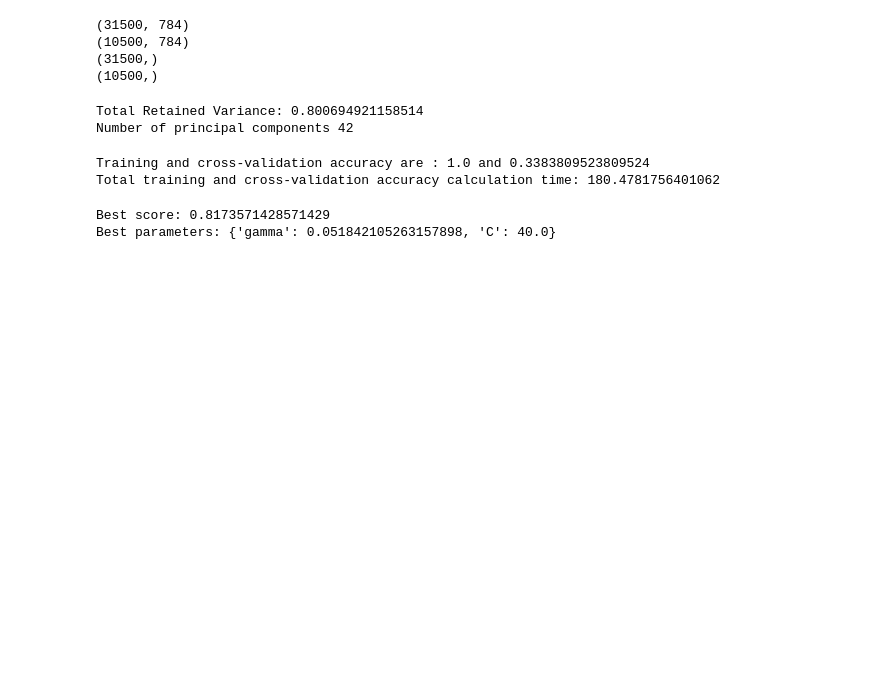
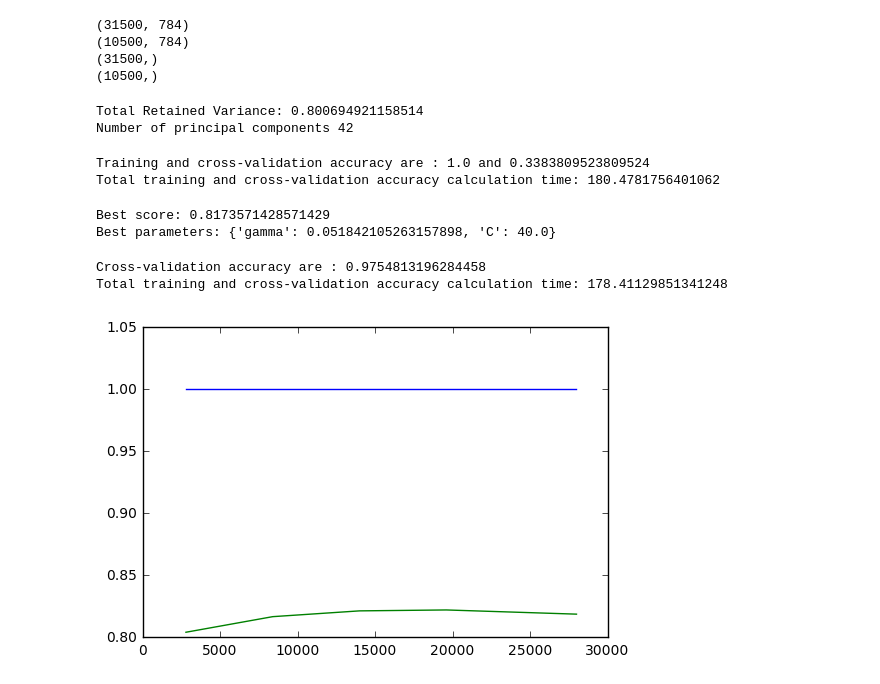
Before and after one commit to siddharth691/Digit-Recognizer, a Jupyter notebook: DigitRecognizer.ipynb, the cells around one changed output. Cells and saved outputs as stored; diff of their text form; code cells hidden in the pictures; blank space fills up the shorter version.

Commit message:
GridSearch on random subset of training dataset

```diff
--- a/DigitRecognizer.ipynb
+++ b/DigitRecognizer.ipynb
@@ -123,2 +139,28 @@ Best parameters: {'gamma': 0.051842105263157898, 'C': 40.0}
+# %%
+# Training using random subset of training dataset
+combined = np.concatenate((train,valid), axis =0)
+combinedLabels = np.concatenate((labels, validLabels), axis=0)
+RandInd = np.random.choice(42000,27000)
+Rtrain = combined[RandInd,:]
+Rlabels = combinedLabels[RandInd]
+t0 = time.time()
+clf = SVC(kernel = 'rbf', C = 55, gamma = 0.0373157)
+RValidScore = np.mean(cross_val_score(clf,Rtrain,Rlabels, cv=3))
+t1 = time.time()
+print('Cross-validation accuracy are : {}'.format(RValidScore))
+print('Total training and cross-validation accuracy calculation time: {}'.format(np.abs(t1-t0)))
+# %% [output]
+Cross-validation accuracy are : 0.9754813196284458
+Total training and cross-validation accuracy calculation time: 178.41129851341248
+# %%
+#Learning Curve
+train_sizes, train_scores, test_scores = learning_curve(clf,combined,combinedLabels,train_sizes = np.array([0.1, 0.3,0.5,0.7,1]),cv = 3)
+train_score_mean = np.mean(train_scores,axis=1)
+test_score_mean = np.mean(test_scores,axis=1)
+plt.plot(train_sizes,train_score_mean)
+plt.plot(train_sizes, test_score_mean)
+plt.show()
+# %% [output]
+[figure, added]
 # %%
 #using classifier to predict test images on public leader board
```
Also changed, not shown: parts of 5 cells of this notebook.
